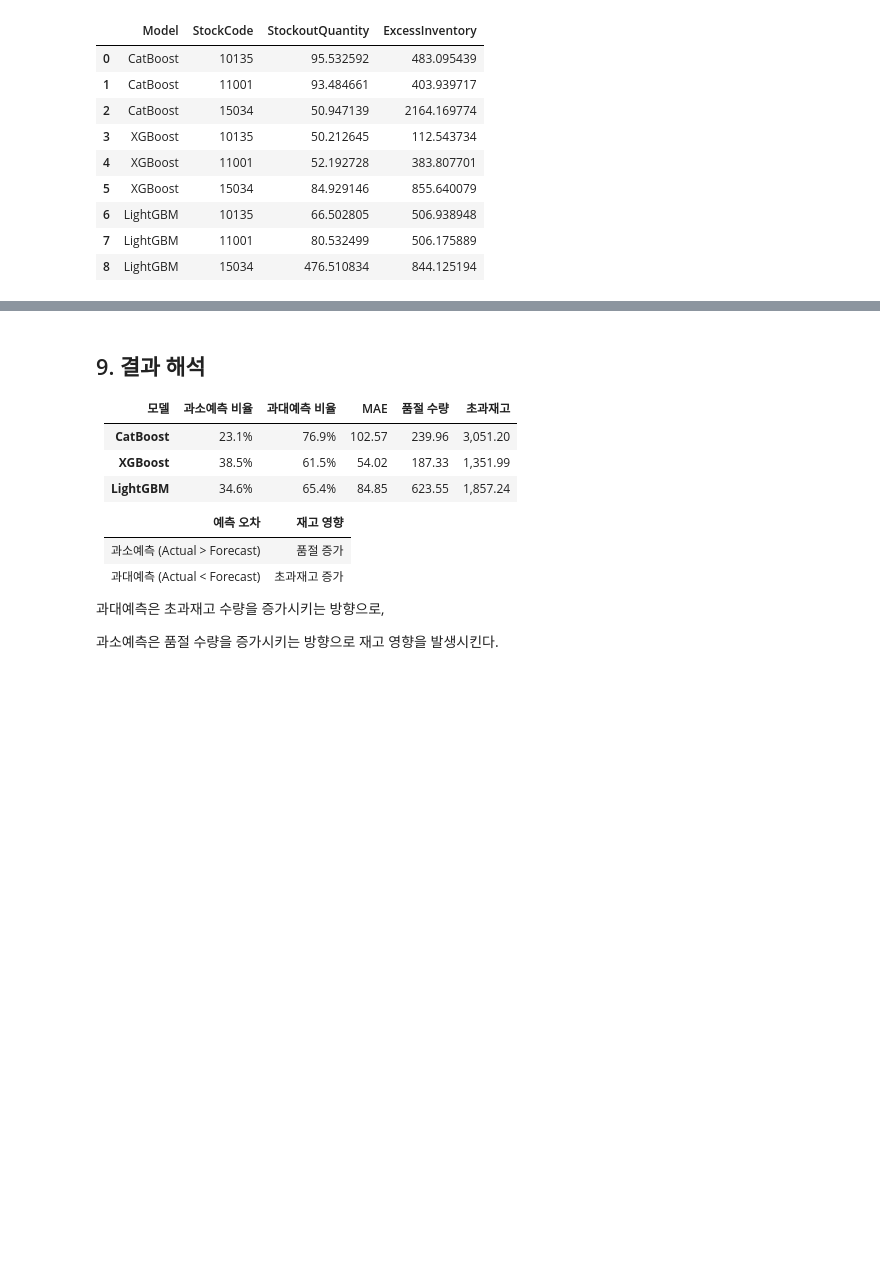
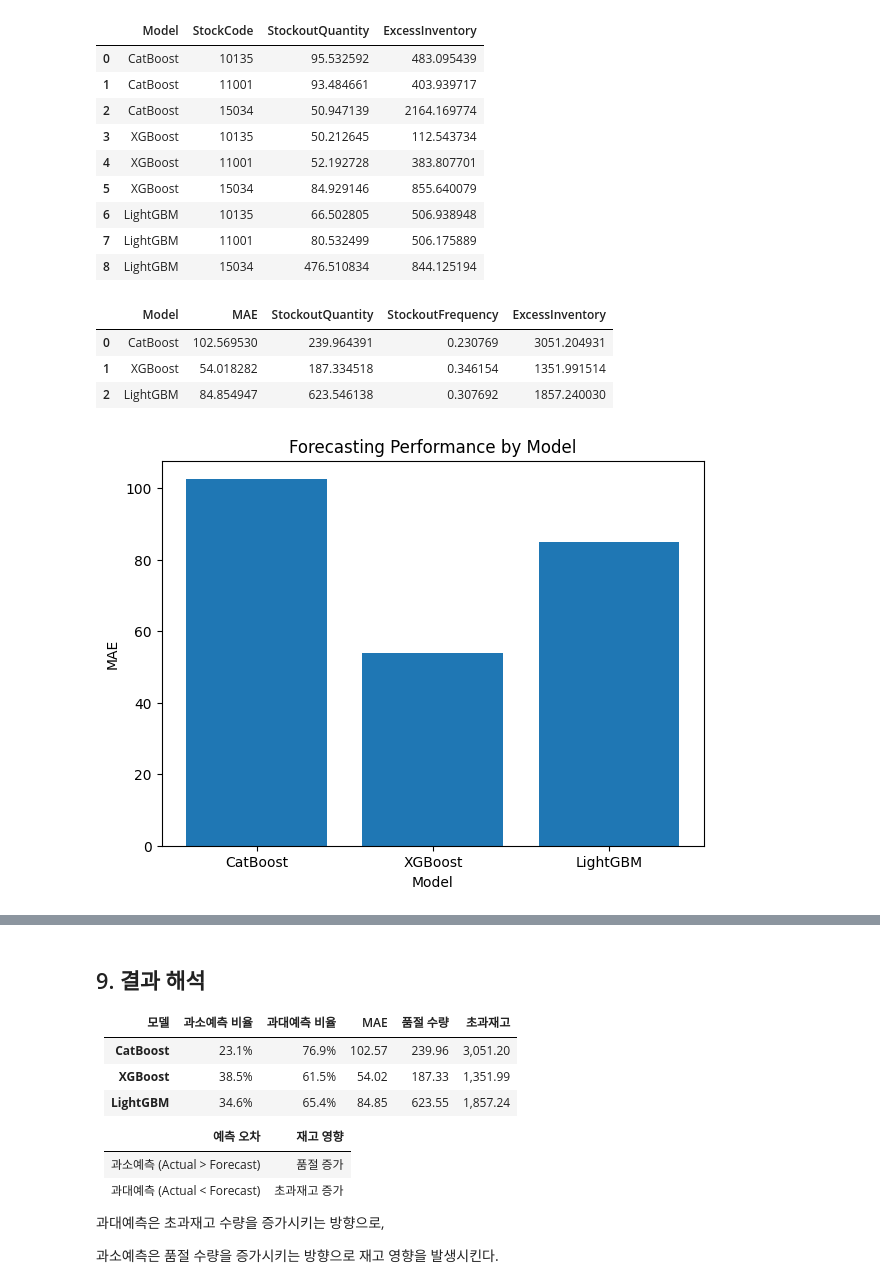
Before and after one commit to skyup-509/SCM_Forecast, a Jupyter notebook: 예측 오차에 따른 재고 수준.ipynb, the cells around one changed output, grey strips where cells are left out. Saved outputs shown, nothing was run; the diff lists cells and outputs as text; code cells hidden in the pictures; blank space fills up the shorter version.

```diff
--- a/예측 오차에 따른 재고 수준.ipynb
+++ b/예측 오차에 따른 재고 수준.ipynb
@@ -717,3 +841,38 @@ sku_inventory_results
 | 6 | LightGBM | 10135 | 66.502805 | 506.938948 |
 | 7 | LightGBM | 11001 | 80.532499 | 506.175889 |
 | 8 | LightGBM | 15034 | 476.510834 | 844.125194 |
+# %%
+h3_results = model_results[
+    ["Model", "MAE"]
+].merge(
+    inventory_results[
+        [
+            "Model",
+            "StockoutQuantity",
+            "StockoutFrequency",
+            "ExcessInventory"
+        ]
+    ],
+    on="Model"
+)
+
+h3_results
+# %% [output]
+|  | Model | MAE | StockoutQuantity | StockoutFrequency | ExcessInventory |
+| 0 | CatBoost | 102.569530 | 239.964391 | 0.230769 | 3051.204931 |
+| 1 | XGBoost | 54.018282 | 187.334518 | 0.346154 | 1351.991514 |
+| 2 | LightGBM | 84.854947 | 623.546138 | 0.307692 | 1857.240030 |
+# %%
+plt.figure(figsize=(7, 5))
+
+plt.bar(
+    h3_results["Model"],
+    h3_results["MAE"]
+)
+
+plt.xlabel("Model")
+plt.ylabel("MAE")
+plt.title("Forecasting Performance by Model")
+plt.show()
+# %% [output]
+[figure, added]
```
Also changed, not shown: parts of 5 cells of this notebook.
